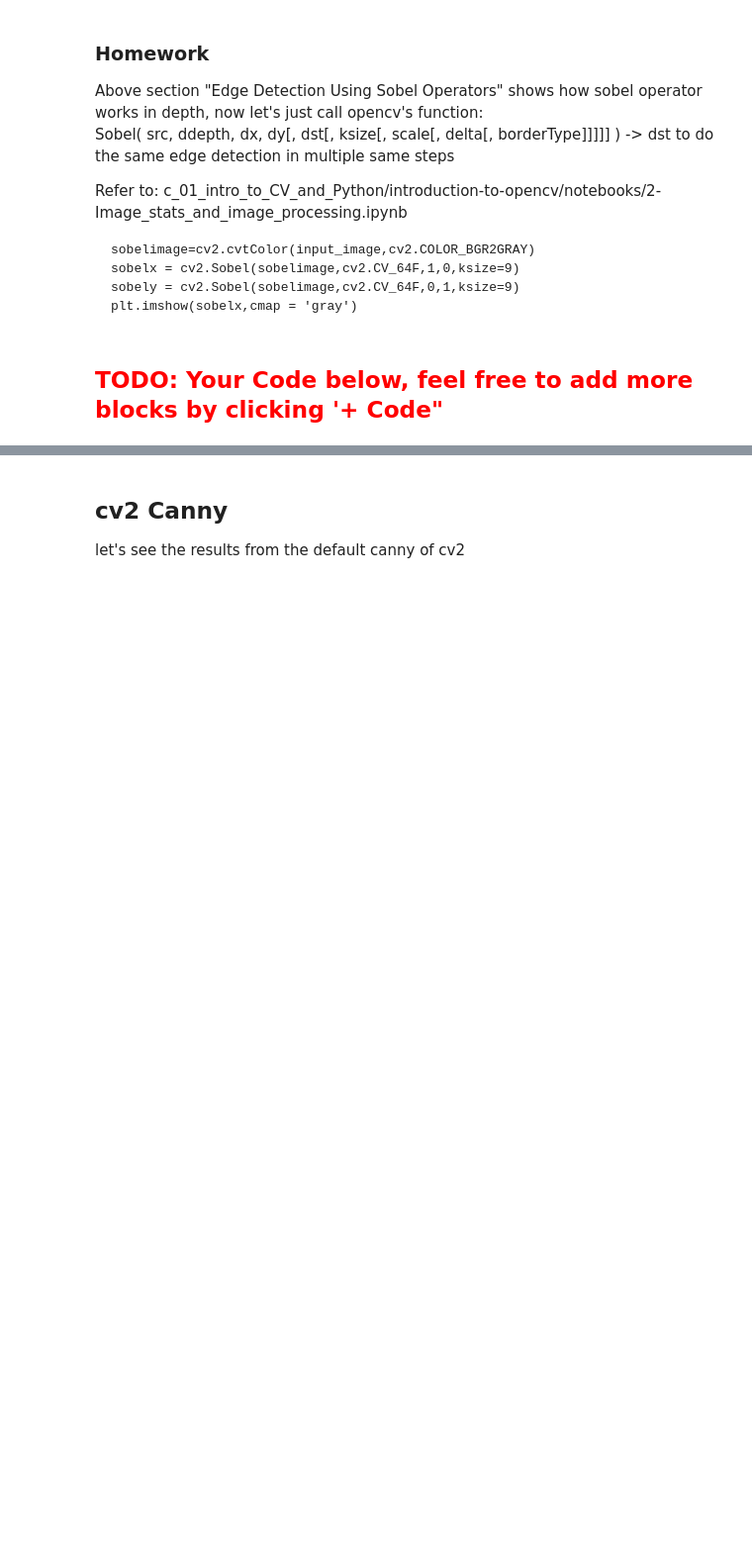
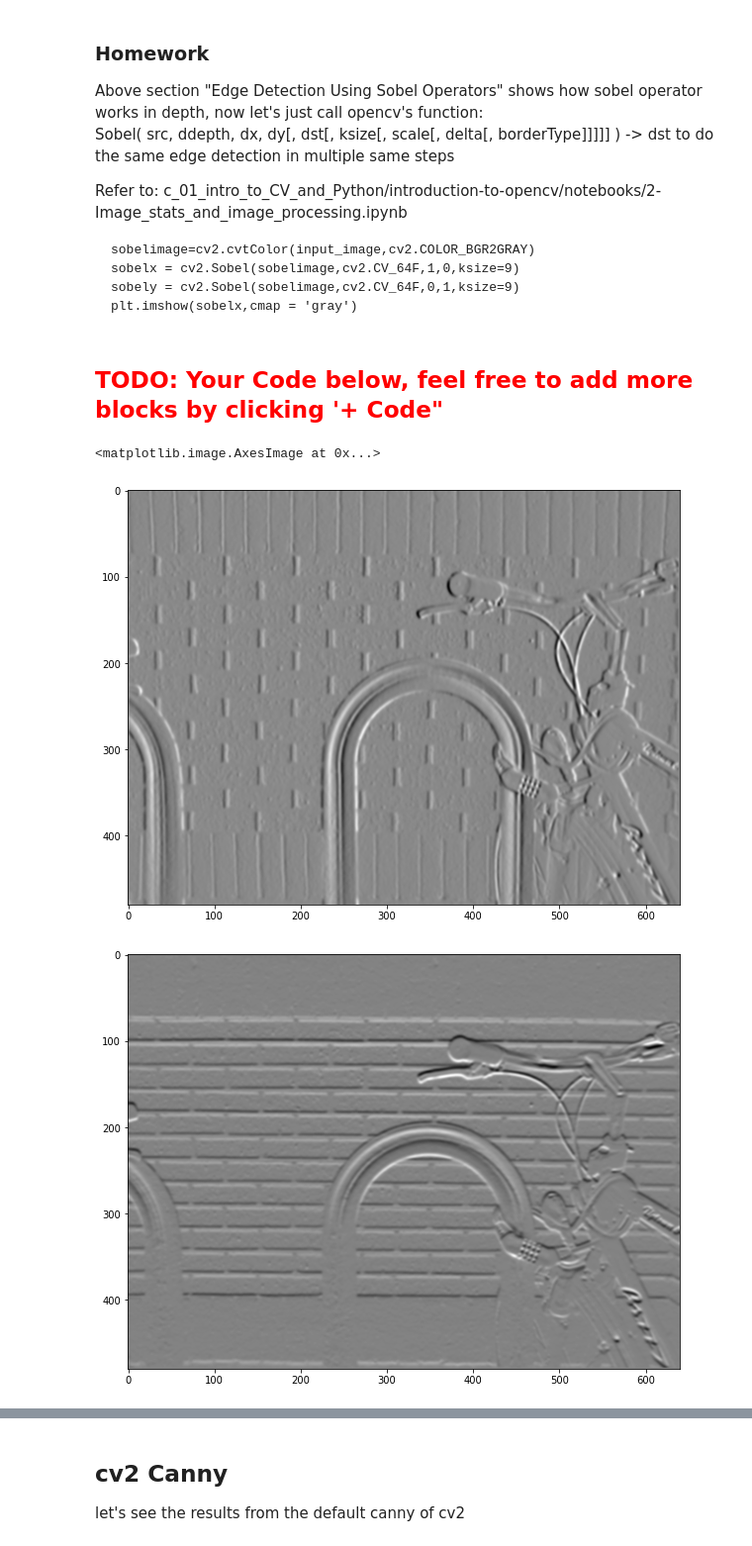
Before and after one commit to chuanqichen/AI_is_Math, a Jupyter notebook: c_03_edge_detection/edge_detection_101.ipynb, the cells around one changed output, grey strips where cells are left out. Shown at 99% size. Saved outputs shown, nothing was run; the diff lists cells and outputs as text; code cells hidden in the pictures; blank space fills up the shorter version.

````diff
--- a/c_03_edge_detection/edge_detection_101.ipynb
+++ b/c_03_edge_detection/edge_detection_101.ipynb
@@ -72,3 +89,19 @@ plt.imshow(sobelx,cmap = 'gray')
 ```
 # %% [markdown]
 ## <font color="red">TODO: Your Code below, feel free to add more blocks by clicking '+ Code" </font>
+# %%
+sobelx = cv2.Sobel(img, cv2.CV_64F, 1, 0, ksize=9)
+plt.figure(figsize=figsize)
+plt.imshow(sobelx, cmap='gray')
+
+sobely = cv2.Sobel(img, cv2.CV_64F, 0, 1, ksize=9)
+plt.figure(figsize=figsize)
+plt.imshow(sobely, cmap='gray')
+
+mag = np.sqrt(sobelx**2+sobely**2)
+plt.figure(figsize=figsize)
+plt.imshow(mag, cmap='gray')
+# %% [output]
+<matplotlib.image.AxesImage at 0x...>
+[figure, added]
+[figure, added]
````
Also changed, not shown: parts of 6 cells of this notebook, 8 other files.
